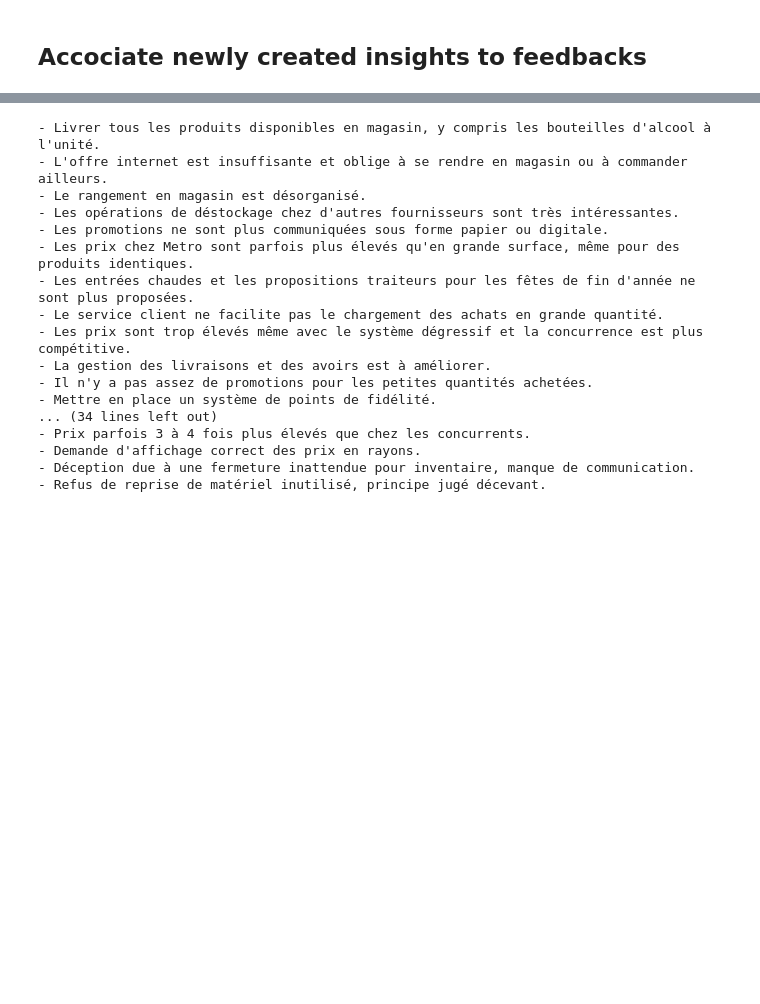
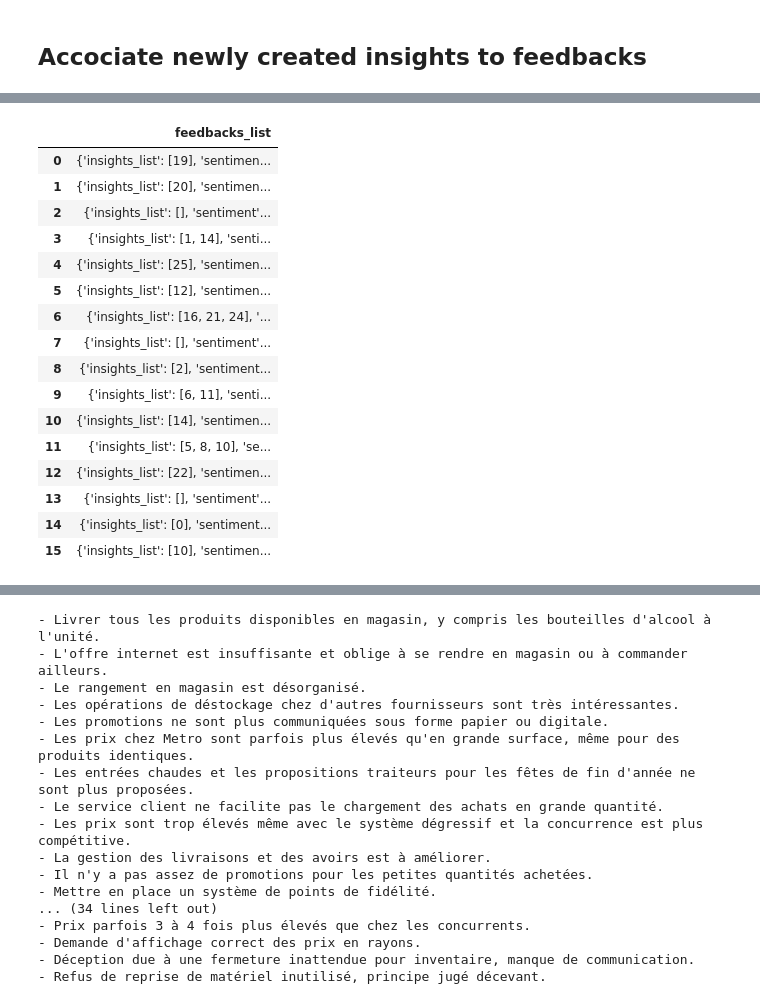
Before and after one commit to ArnaudGardille/Feedback-Analysis, a Jupyter notebook: pipeline.ipynb, the cells around one changed output, grey strips where cells are left out. Cells and saved outputs as stored; diff of their text form; code cells hidden in the pictures; blank space fills up the shorter version.

```diff
--- a/pipeline.ipynb
+++ b/pipeline.ipynb
@@ -559,0 +628,3 @@ AttributeError: 'InsightsList' object has no attribute 'index'
+# %%
+list_batch_feedbacks_df = [pd.DataFrame(enum_to_str(response.feedbacks_list)) for response in responses]
+list_batch_feedbacks_df
@@ -559,0 +651,20 @@ AttributeError: 'InsightsList' object has no attribute 'index'
+# %%
+list_batch_feedbacks_df[0]
+# %% [output]
+|  | feedbacks_list |
+| 0 | {'insights_list': [19], 'sentimen... |
+| 1 | {'insights_list': [20], 'sentimen... |
+| 2 | {'insights_list': [], 'sentiment'... |
+| 3 | {'insights_list': [1, 14], 'senti... |
+| 4 | {'insights_list': [25], 'sentimen... |
+| 5 | {'insights_list': [12], 'sentimen... |
+| 6 | {'insights_list': [16, 21, 24], '... |
+| 7 | {'insights_list': [], 'sentiment'... |
+| 8 | {'insights_list': [2], 'sentiment... |
+| 9 | {'insights_list': [6, 11], 'senti... |
+| 10 | {'insights_list': [14], 'sentimen... |
+| 11 | {'insights_list': [5, 8, 10], 'se... |
+| 12 | {'insights_list': [22], 'sentimen... |
+| 13 | {'insights_list': [], 'sentiment'... |
+| 14 | {'insights_list': [0], 'sentiment... |
+| 15 | {'insights_list': [10], 'sentimen... |
```
Also changed, not shown: parts of 19 cells of this notebook.
